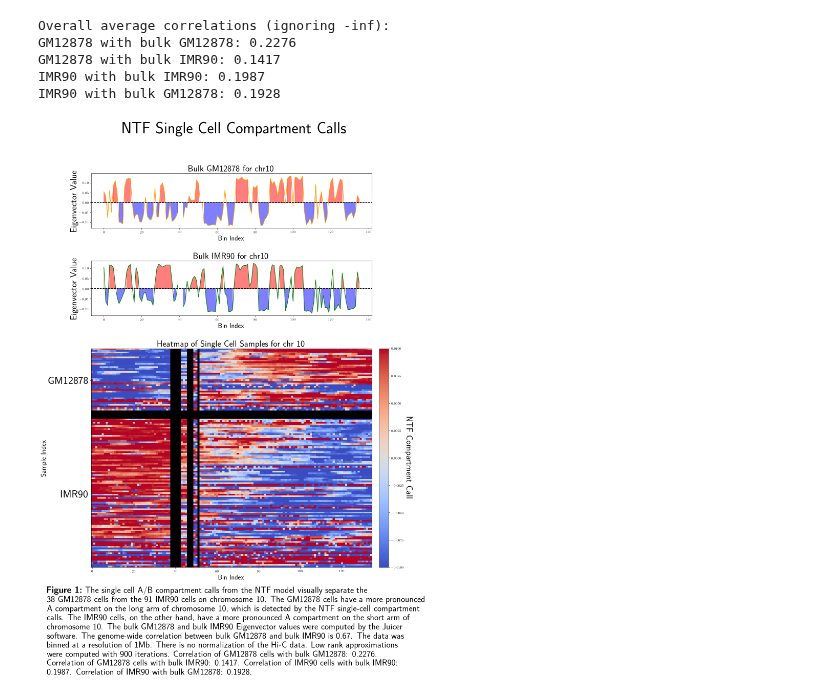
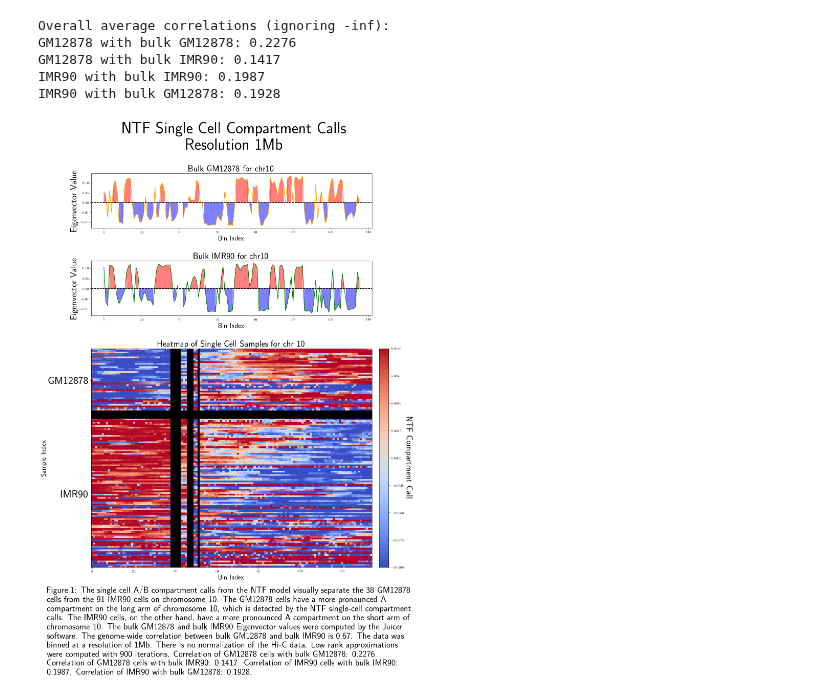
Before and after one commit to DavidWarrenKatz/Hypermatrix, a Jupyter notebook: utilities/single-cell/make_AB_compartments.ipynb, the cells around one changed output. Saved outputs shown, nothing was run; the diff lists cells and outputs as text; code cells hidden in the pictures.

Commit message:
updated scHIcluster comparison images

```diff
--- a/utilities/single-cell/make_AB_compartments.ipynb
+++ b/utilities/single-cell/make_AB_compartments.ipynb
@@ -37,19 +37,19 @@ def parse_resolution(resolution_str):
 resolution, resolution_label = parse_resolution(resolution_str)
 
 # Load original_bulk_data from the file
-bulk_data_input_file = '../../projects/single_cell_files/nan_removed_bulk_data.pkl'
+bulk_data_input_file = f'../../projects/single_cell_files/nan_removed_bulk_data_res{resolution}.pkl'
 with open(bulk_data_input_file, 'rb') as f:
     bulk_data = pickle.load(f)
 print(f"bulk_data loaded from {bulk_data_input_file}")
 
 # Load original_bulk_data from the file
-original_bulk_data_input_file = '../../projects/single_cell_files/original_bulk_data.pkl'
+original_bulk_data_input_file = f'../../projects/single_cell_files/original_bulk_data_res{resolution}.pkl'
 with open(original_bulk_data_input_file, 'rb') as f:
     original_bulk_data = pickle.load(f)
 print(f"original_bulk_data loaded from {bulk_data_input_file}")
 
 # Load chromosome_results from the file
-chromosome_results_input_file = '../../projects/single_cell_files/chromosome_results.pkl'
+chromosome_results_input_file = f'../../projects/single_cell_files/chromosome_results_res{resolution}.pkl'
 with open(chromosome_results_input_file, 'rb') as f:
     chromosome_results = pickle.load(f)
 print(f"chromosome_results loaded from {chromosome_results_input_file}")
@@ -212,8 +205,8 @@ chr = 10
 sc_dataframe = chromosome_results[f'chr{chr}']
 
 # Define the bulk eigenvectors
-bulk_eigenvector_gm12878 = original_bulk_data[f'res1000000_ch{chr}_oe_GM12878_{normalization}_eigenvector']['eigenvalue'].values
-bulk_eigenvector_imr90 = original_bulk_data[f'res1000000_ch{chr}_oe_IMR90_{normalization}_eigenvector']['eigenvalue'].values
+bulk_eigenvector_gm12878 = original_bulk_data[f'res{resolution}_ch{chr}_oe_GM12878_{normalization}_eigenvector']['eigenvalue'].values
+bulk_eigenvector_imr90 = original_bulk_data[f'res{resolution}_ch{chr}_oe_IMR90_{normalization}_eigenvector']['eigenvalue'].values
 
 # Sort and prepare the dataframe
 sc_dataframe['Cell Type Sort'] = sc_dataframe['Cell Type'].map({'GM12878': 0, 'IMR90': 1})
@@ -273,7 +266,7 @@ def plot_eigenvectors_with_heatmap(bulk_eigenvector1, bulk_eigenvector2, sc_data
     plt.suptitle(title, fontsize=45, fontweight='bold')
 
     # Construct the caption
-    caption = (r"$\textbf{Figure 1:}$ The single cell A/B compartment calls from the NTF model visually separate the "
+    caption = (f"Figure 1: The single cell A/B compartment calls from the NTF model visually separate the "
                f"{num_gm12878} GM12878 cells from the {num_imr90} IMR90 cells on chromosome {chr}. "
                f"The GM12878 cells have a more pronounced A compartment on the long arm of chromosome {chr}, which is detected by the "
                f"NTF single-cell compartment calls. The IMR90 cells, on the other hand, have a more pronounced A compartment on the "
@@ -288,32 +281,32 @@ def plot_eigenvectors_with_heatmap(bulk_eigenvector1, bulk_eigenvector2, sc_data
                f"Correlation of IMR90 with bulk GM12878: {overall_imr90_avg_corr_withGM12878:.4f}. "
               )
 
     # Use textwrap to wrap the caption text within a specific width
     wrapped_caption = textwrap.fill(caption, width=100)
 
     # Add the caption at the bottom with automatic wrapping
     plt.figtext(0.01, -0.1, wrapped_caption, wrap=True, horizontalalignment='left', fontsize=25)
 
     if save_path:
         # Ensure the save directory exists
         save_directory = os.path.dirname(save_path)
         if not os.path.exists(save_directory):
             os.makedirs(save_directory)
 
         plt.savefig(save_path, bbox_inches='tight')
 
     plt.show()
 
 # Example invocation with the genome-wide correlation value and chromosome number
 plot_eigenvectors_with_heatmap(
     bulk_eigenvector_gm12878,
     bulk_eigenvector_imr90,
     sc_dataframe,
     f"Bulk GM12878 for chr{chr}",
     f"Bulk IMR90 for chr{chr}",
-    "NTF Single Cell Compartment Calls",
+    f"NTF Single Cell Compartment Calls\n Resolution {resolution_label}",
     chr=chr,  # Use the chromosome number variable
     save_path=f"../../files/AB_compartment_heatmap_ch{chr}_example_iter{iterations}.png"
 )
 # %% [output]
-[figure, old version]
+[figure, new version]
```
Also changed, not shown: parts of 3 cells of this notebook, 13 other files.
